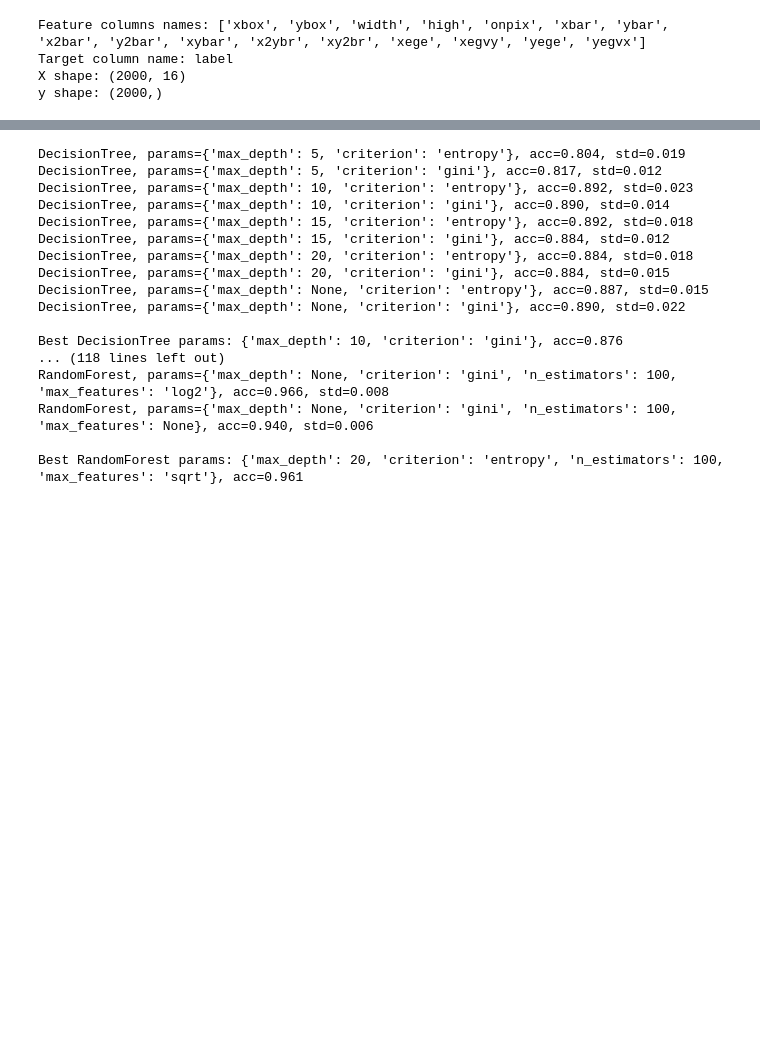
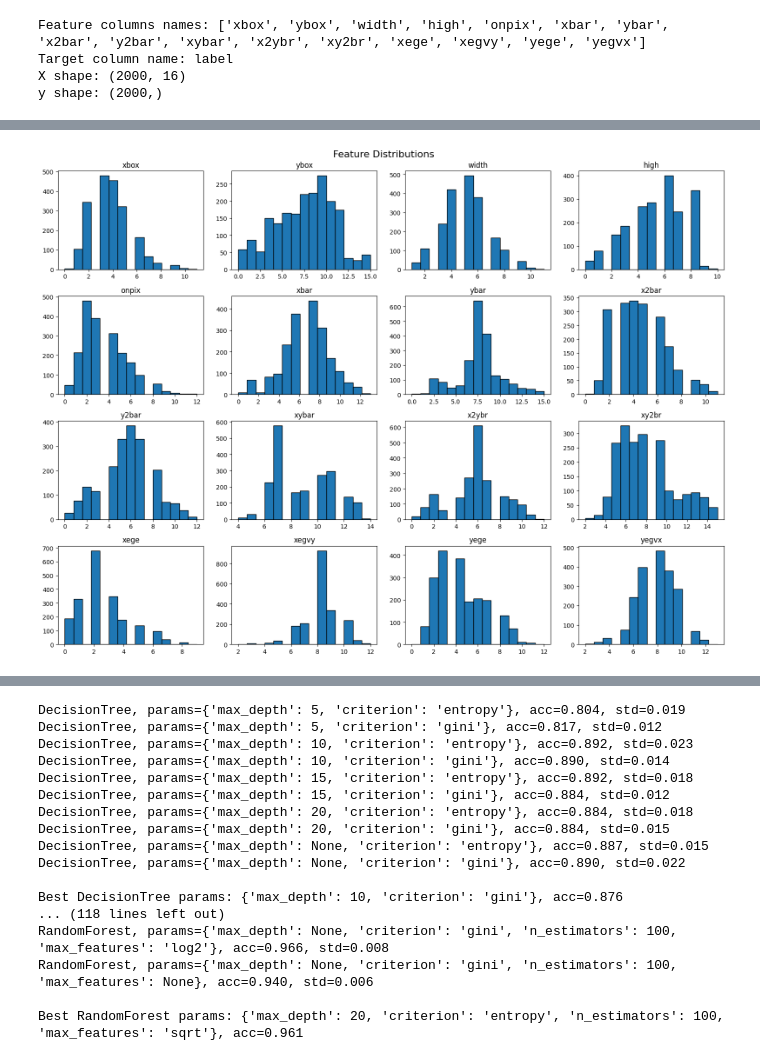
Before and after one commit to KamilMatyjaszczyk/DecisionTree-RandomForest, a Jupyter notebook: run_experiments.ipynb, the cells around one changed output, grey strips where cells are left out. Drawn from its saved outputs; the diff is of its cells as text; code cells hidden in the pictures; blank space fills up the shorter version.

```diff
--- a/run_experiments.ipynb
+++ b/run_experiments.ipynb
@@ -45,0 +50,12 @@ y shape: (2000,)
+# %%
+fig, axes = plt.subplots(4, 4, figsize=(16,12))
+axes = axes.flatten()
+
+for i in range(len(feature_names)):
+    axes[i].hist(X[:, i], bins=15, edgecolor="black")
+    axes[i].set_title(feature_names[i])
+plt.suptitle("Feature Distributions", fontsize=16)
+plt.tight_layout()
+plt.show()
+# %% [output]
+[figure, added]
```
Also changed, not shown: parts of 8 cells of this notebook.
